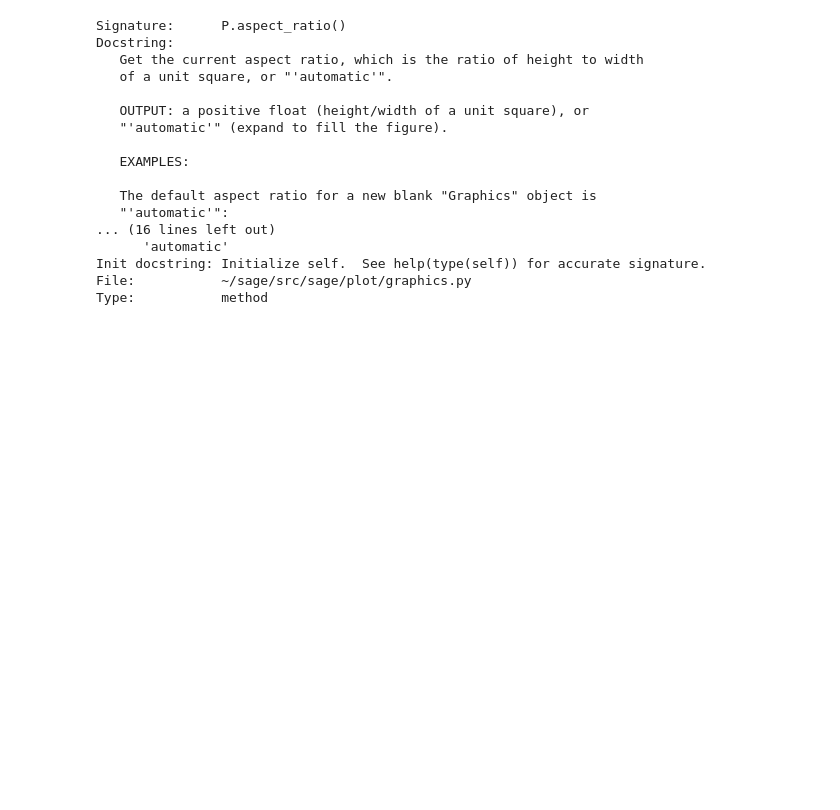
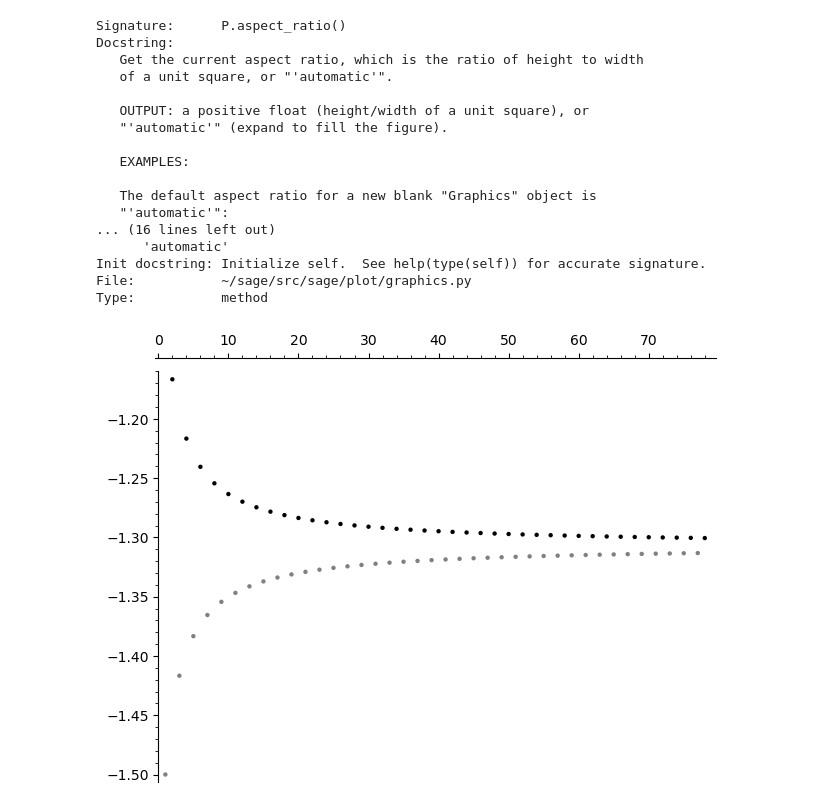
Before and after one commit to killianobrien/mycalc, a Jupyter notebook: images.ipynb, the cells around one changed output. Cells and saved outputs as stored; diff of their text form; code cells hidden in the pictures; blank space fills up the shorter version.

```diff
--- a/images.ipynb
+++ b/images.ipynb
@@ -48,3 +48,17 @@ Docstring:
 Init docstring: Initialize self.  See help(type(self)) for accurate signature.
 File:           ~/sage/src/sage/plot/graphics.py
 Type:           method
+# %%
+Q = Graphics()
+var('m')
+pointsize=30
+extent = 80
+a = [1/j for j in range(1,extent)]
+A = [-1*a[0]]
+for k in range(1,extent-1):
+    A.append(A[-1]+(-1)^k*a[k])
+Q += point(((k,A[k]) for k in range(2,extent-1,2)),color='black')
+Q += point(((k,A[k]) for k in range(1,extent-2,2)),color='gray')
+Q
+# %% [output]
+[figure, added]
```
Also changed, not shown: parts of 2 cells of this notebook, 7 other files.
